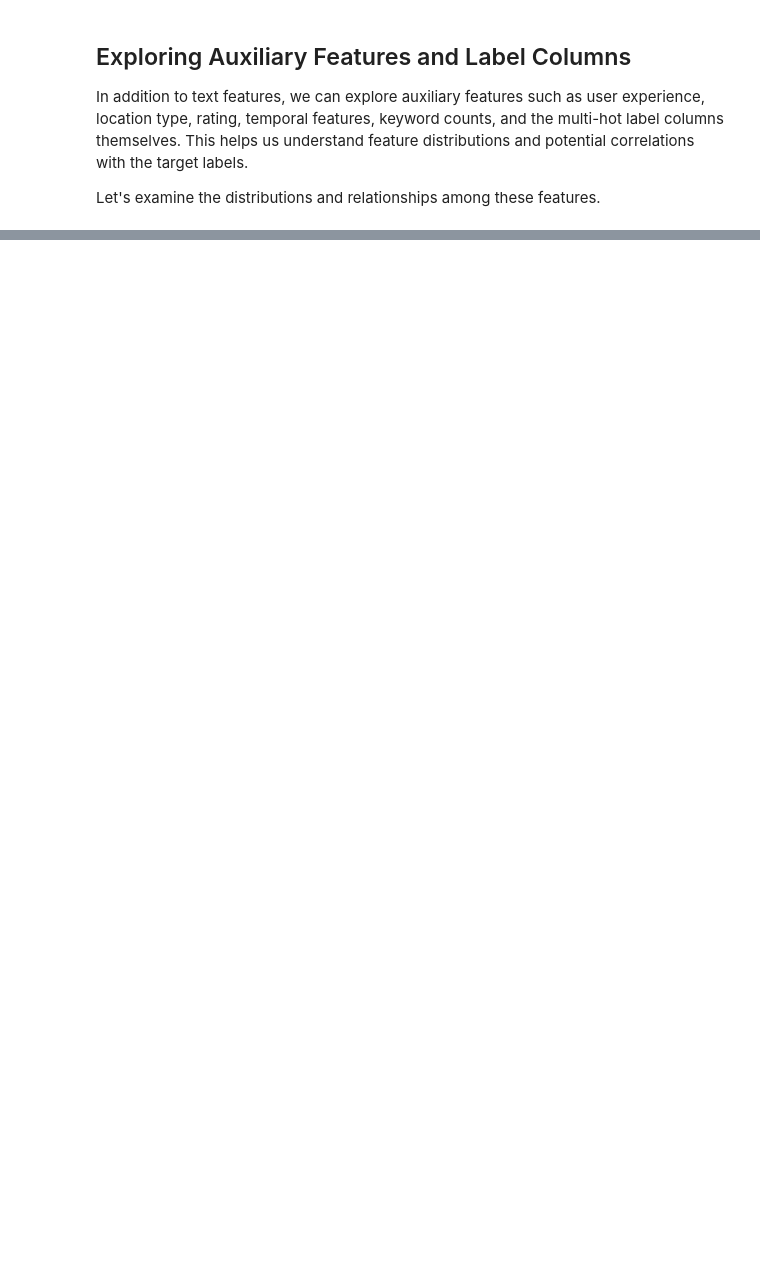
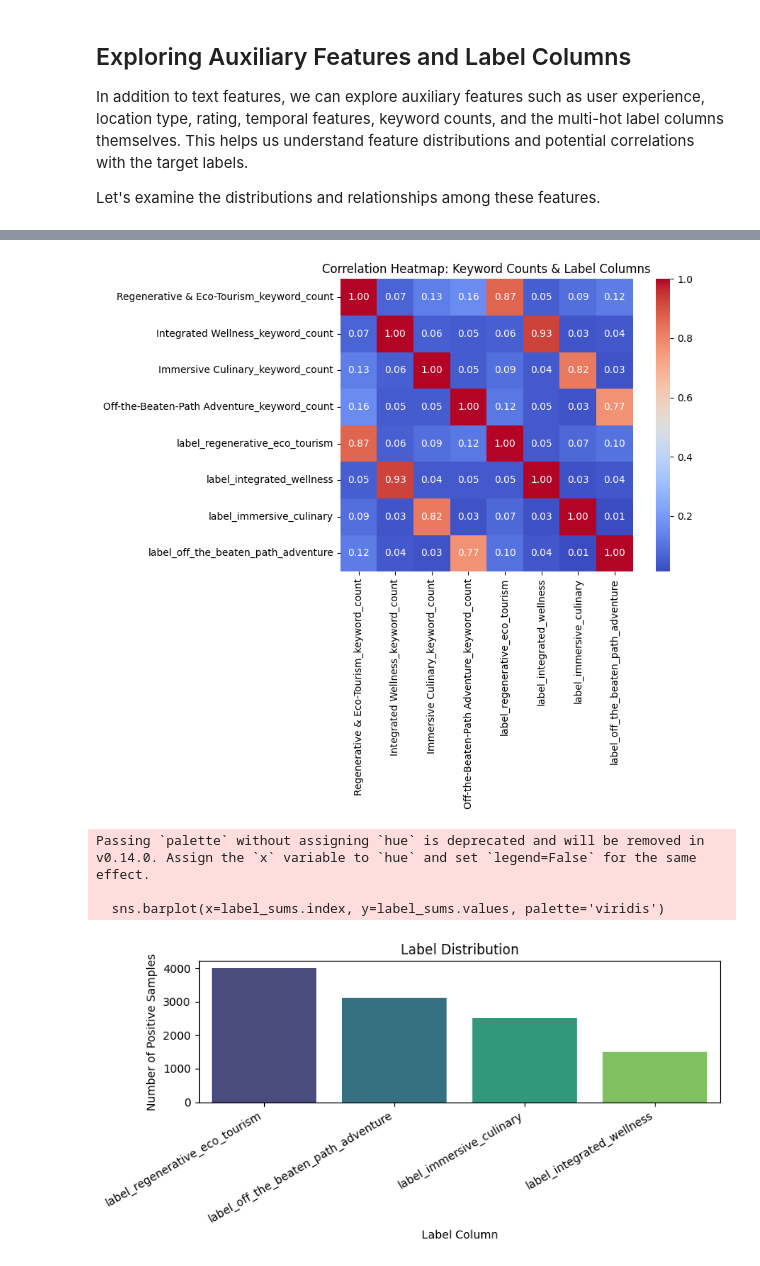
Before and after one commit to j2damax/explainable-tourism-nlp, a Jupyter notebook: notebooks/02_feature_engineering.ipynb, the cells around one changed output, grey strips where cells are left out. Drawn from its saved outputs; the diff is of its cells as text; code cells hidden in the pictures; blank space fills up the shorter version.

```diff
--- a/notebooks/02_feature_engineering.ipynb
+++ b/notebooks/02_feature_engineering.ipynb
@@ -257,0 +262,32 @@ Correlation matrix (keyword counts and labels):
+# %%
+import matplotlib.pyplot as plt
+import seaborn as sns
+
+# Correlation heatmap between keyword counts and label columns
+corr_cols = [col for col in df.columns if col.endswith('_keyword_count') or col.startswith('label_')]
+corr = df[corr_cols].corr()
+
+plt.figure(figsize=(10, 8))
+sns.heatmap(corr, annot=True, fmt='.2f', cmap='coolwarm', square=True)
+plt.title('Correlation Heatmap: Keyword Counts & Label Columns')
+plt.tight_layout()
+plt.show()
+
+# Bar plot for label distributions
+label_cols = [col for col in df.columns if col.startswith('label_')]
+label_sums = df[label_cols].sum().sort_values(ascending=False)
+
+plt.figure(figsize=(8, 4))
+sns.barplot(x=label_sums.index, y=label_sums.values, palette='viridis')
+plt.ylabel('Number of Positive Samples')
+plt.xlabel('Label Column')
+plt.title('Label Distribution')
+plt.xticks(rotation=30, ha='right')
+plt.tight_layout()
+plt.show()
+# %% [output]
+[figure, added]
+Passing `palette` without assigning `hue` is deprecated and will be removed in v0.14.0. Assign the `x` variable to `hue` and set `legend=False` for the same effect.
+
+  sns.barplot(x=label_sums.index, y=label_sums.values, palette='viridis')
+[figure, added]
```
Also changed, not shown: parts of 3 cells of this notebook.
